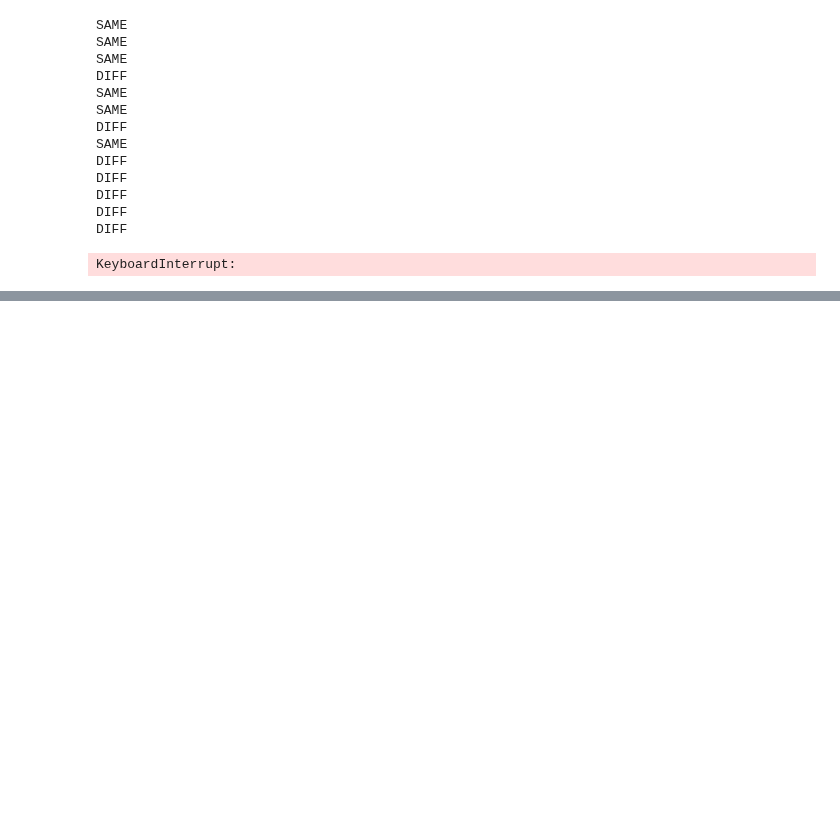
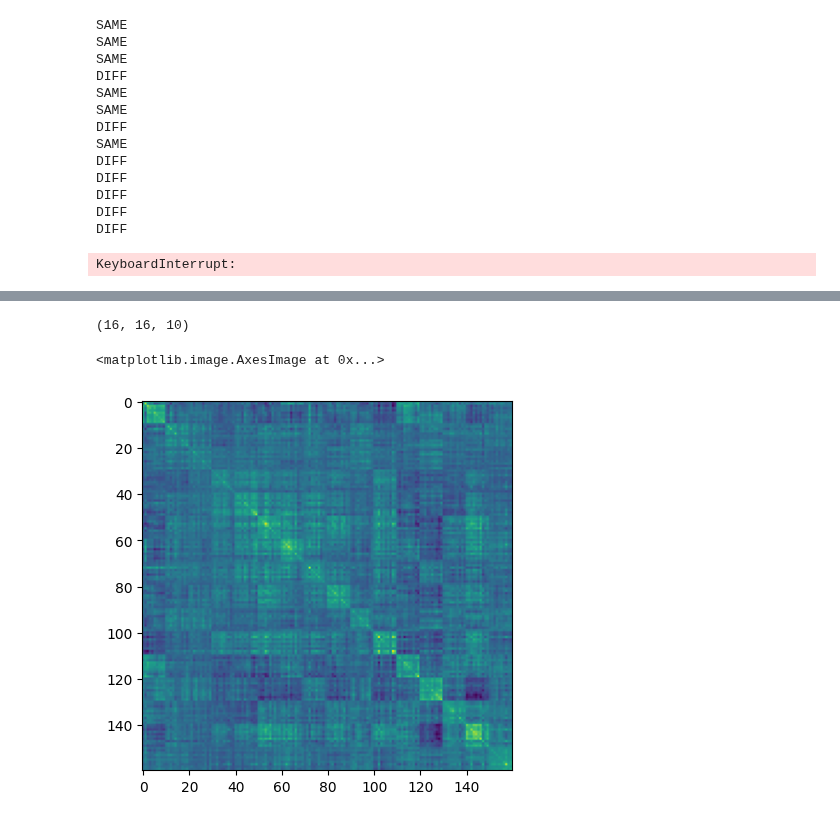
Before and after one commit to DiedrichsenLab/Pontine7T, a Jupyter notebook: notebooks/plots_decomp_var.ipynb, the cells around one changed output, grey strips where cells are left out. Cells and saved outputs as stored; diff of their text form; code cells hidden in the pictures; blank space fills up the shorter version.

```diff
--- a/notebooks/plots_decomp_var.ipynb
+++ b/notebooks/plots_decomp_var.ipynb
@@ -1448,0 +1467,23 @@ vox offset (=47896) not divisible by 16, not SPM compatible; leaving at current
+# %%
+
+#160x160 covariance matrix
+
+averaged_tensor_160 = np.mean(tensor_4d, axis=3) #the betas for all voxels are averaged
+
+print(averaged_tensor_160.shape)
+
+subject_betas = averaged_tensor_160.reshape(16,160) #this gives 160 betas per subject, with each beta representing: a beta of a specific run in a specific condition
+
+covariance_matrix_160 = np.cov(subject_betas, rowvar=False)  # rowvar=False means each row represents a variable
+
+#print("Covariance Matrix:\n", covariance_matrix_160)
+
+#covariance_matrix_160.shape
+
+#covariance_matrix_160[0]
+
+plt.imshow(covariance_matrix_160)
+# %% [output]
+(16, 16, 10)
+<matplotlib.image.AxesImage at 0x...>
+[figure, added]
```
Also changed, not shown: parts of 20 cells of this notebook, 1 other file.
